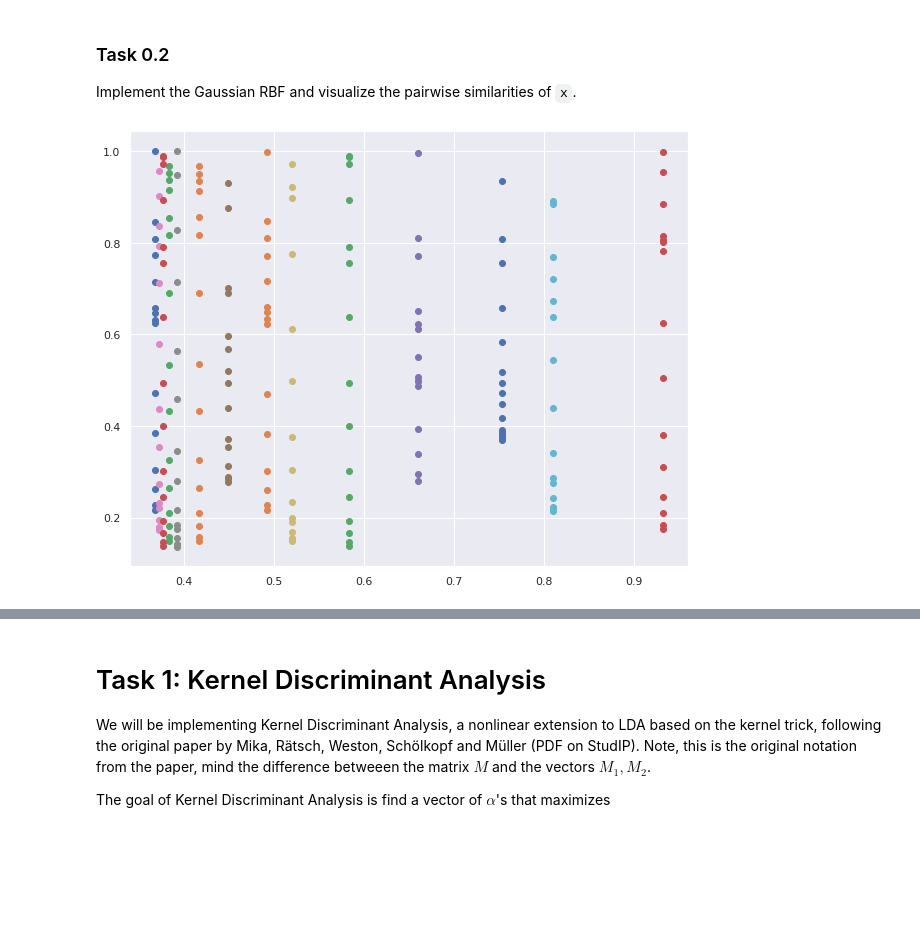
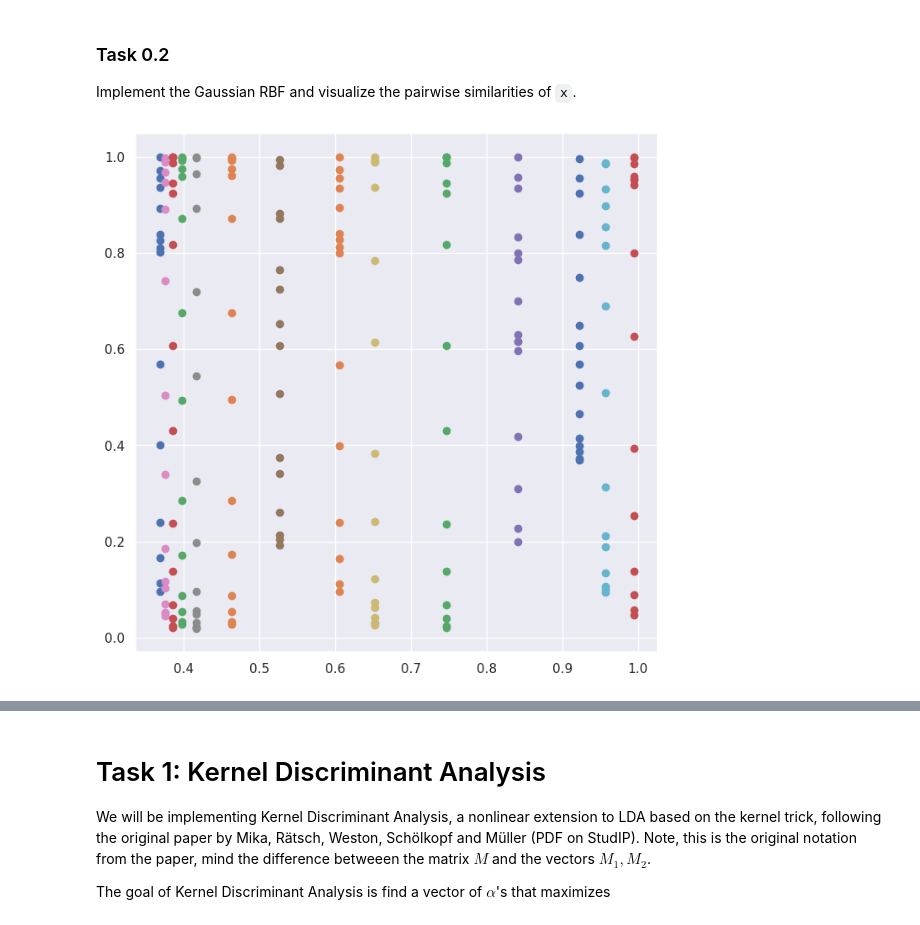
Before and after one commit to Smitpatel37/Machine-Learning-Assignments, a Jupyter notebook: Practical-3/3_NAME1_NAME2_NAME3.ipynb, the cells around one changed output, grey strips where cells are left out. Saved outputs shown, nothing was run; the diff lists cells and outputs as text; code cells hidden in the pictures; blank space fills up the shorter version.

```diff
--- a/Practical-3/3_NAME1_NAME2_NAME3.ipynb
+++ b/Practical-3/3_NAME1_NAME2_NAME3.ipynb
@@ -58,18 +58,18 @@ def rbfkernal(X1,X2,gamma=1):
   for i in X1:
     s.append(list(np.full(15, i)))
   k1 = np.array(s)
-  k = np.abs(k1 - X2)
+  k = np.power((k1 - X2),2)
   # k = k - np.abs(2 * np.mat(X1) * np.mat(X2).T)
 
-  return np.exp((-1* gamma* k)),X2,k1
+  return np.exp((-1* gamma* k))
 # %%
-r,s,k = rbfkernal(x[:,0].reshape(15,1),x[:,1].reshape(15,1))
+r= rbfkernal(x[:,0].reshape(15,1),x[:,1].reshape(15,1))
 # %%
-# #Visualize pairwise similarities
-# for xa, ya in zip(r[:][0], r[:][1:]):
-#     plt.scatter([xa] * len(ya), ya)
+#Visualize pairwise similarities
+for xa, ya in zip(r[:][0], r[:][1:]):
+    plt.scatter([xa] * len(ya), ya)
 # %% [output]
-[figure, old version]
+[figure, new version]
 # %%
 import seaborn as sns
 sns.set(rc={'figure.figsize':(10,8)})
```
Also changed, not shown: parts of 6 cells of this notebook.
